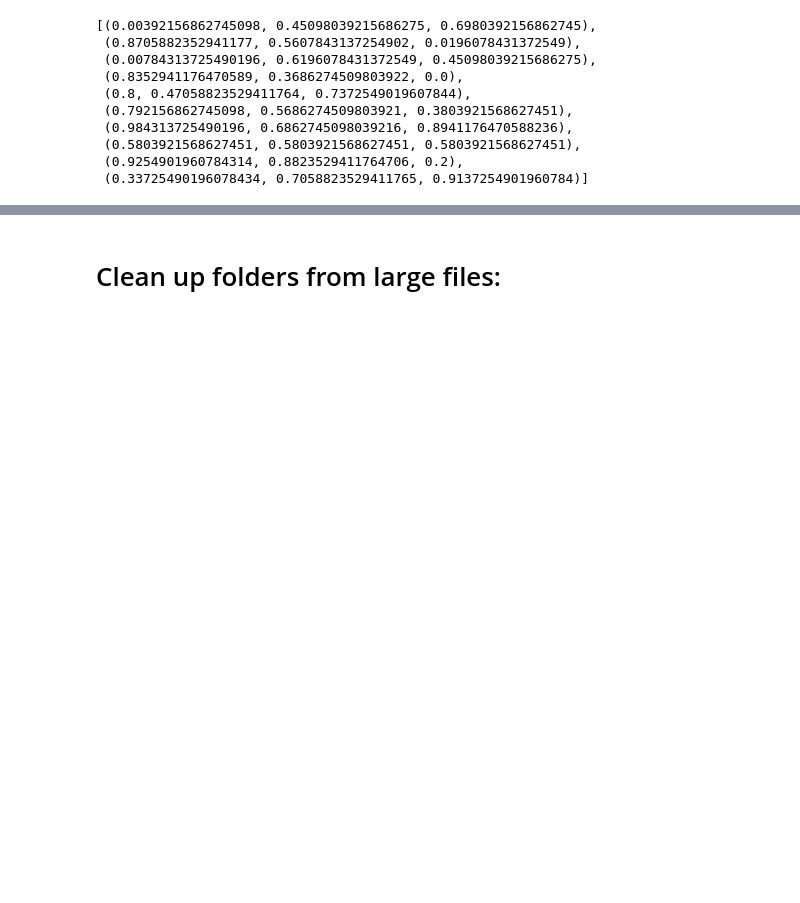
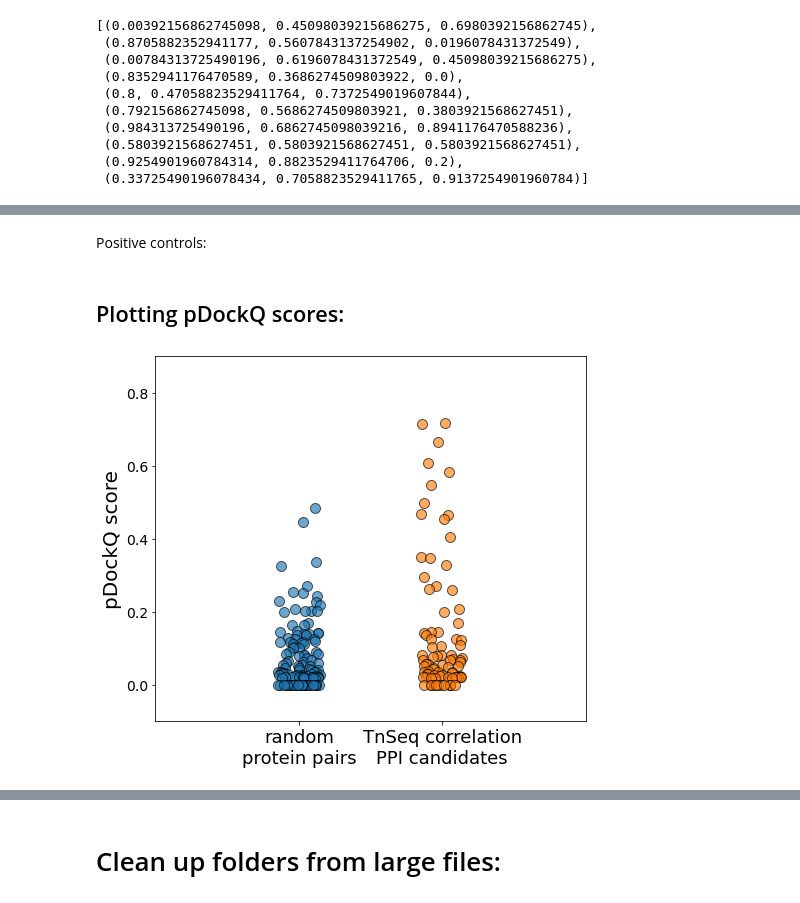
Before and after one commit to ajinich/mtb_tn_db, a Jupyter notebook: ml-standardised_data/scoring_function.ipynb, the cells around one changed output, grey strips where cells are left out. Saved outputs shown, nothing was run; the diff lists cells and outputs as text; code cells hidden in the pictures; blank space fills up the shorter version.

```diff
--- a/ml-standardised_data/scoring_function.ipynb
+++ b/ml-standardised_data/scoring_function.ipynb
@@ -78,0 +87,5 @@ def get_scores(list_fn_pdb, list_fn_plddt, first_alpha=False):
+# %%
+path_tests = '/home/ajinich/Dropbox/KyuRhee/unknown_function/unknown_redox/data/GLS_TnSeq_v2/AF_pairs/AF2_complexes/'
+list_fn_pdb, list_fn_plddt = get_pdb_plddt_files(path_tests)
+df_tests = get_scores(list_fn_pdb, list_fn_plddt)
+df_tests.shape
@@ -78,0 +96,6 @@ def get_scores(list_fn_pdb, list_fn_plddt, first_alpha=False):
+# %%
+path_GLS_rand = '/home/ajinich/Dropbox/KyuRhee/misc_code/saurabh/data/AF_complex_downloads_batch/random_v2/'
+list_fn_pdb, list_fn_plddt = get_pdb_plddt_files(path_GLS_rand)
+df_GLS_rand = get_scores(list_fn_pdb, list_fn_plddt)
+# %% [markdown]
+Positive controls:
@@ -78,0 +104,28 @@ def get_scores(list_fn_pdb, list_fn_plddt, first_alpha=False):
+# %% [markdown]
+## Plotting pDockQ scores:
+# %%
+w_param = 0.3
+x_val = 1
+x_rand = [x_val + w_param*(np.random.uniform() - 0.5) for i in range(df_GLS_rand.shape[0])]
+x_val = 2
+x_tests = [x_val + w_param*(np.random.uniform() - 0.5) for i in range(df_tests.shape[0])]
+# %%
+plt.figure(figsize = (7,6) )
+
+plt.scatter(x_rand, df_GLS_rand.pdockq.values, s = 100, edgecolors='k', alpha = 0.65)
+plt.scatter(x_tests, df_tests.pdockq.values, s = 100, edgecolors='k', alpha = 0.65)
+
+plt.xlim(0, 3)
+plt.ylim(-0.1, 0.9)
+plt.yticks(fontsize = 14)
+plt.xticks([1, 2], ['random\nprotein pairs', 'TnSeq correlation\nPPI candidates'], rotation=0, fontsize=18)
+# plt.xticks([1, 2], ['big-small\nrandom\npairs', ''], rotation=0, fontsize=18)
+
+plt.ylabel('pDockQ score', fontsize = 20)
+
+plt.tight_layout()
+
+path_fig = '../figures/AF2_complex/pdockq_comparison_092122.png'
+plt.savefig(path_fig, dpi = 300)
+# %% [output]
+[figure, added]
```
Also changed, not shown: parts of 11 cells of this notebook, 2 other files.
